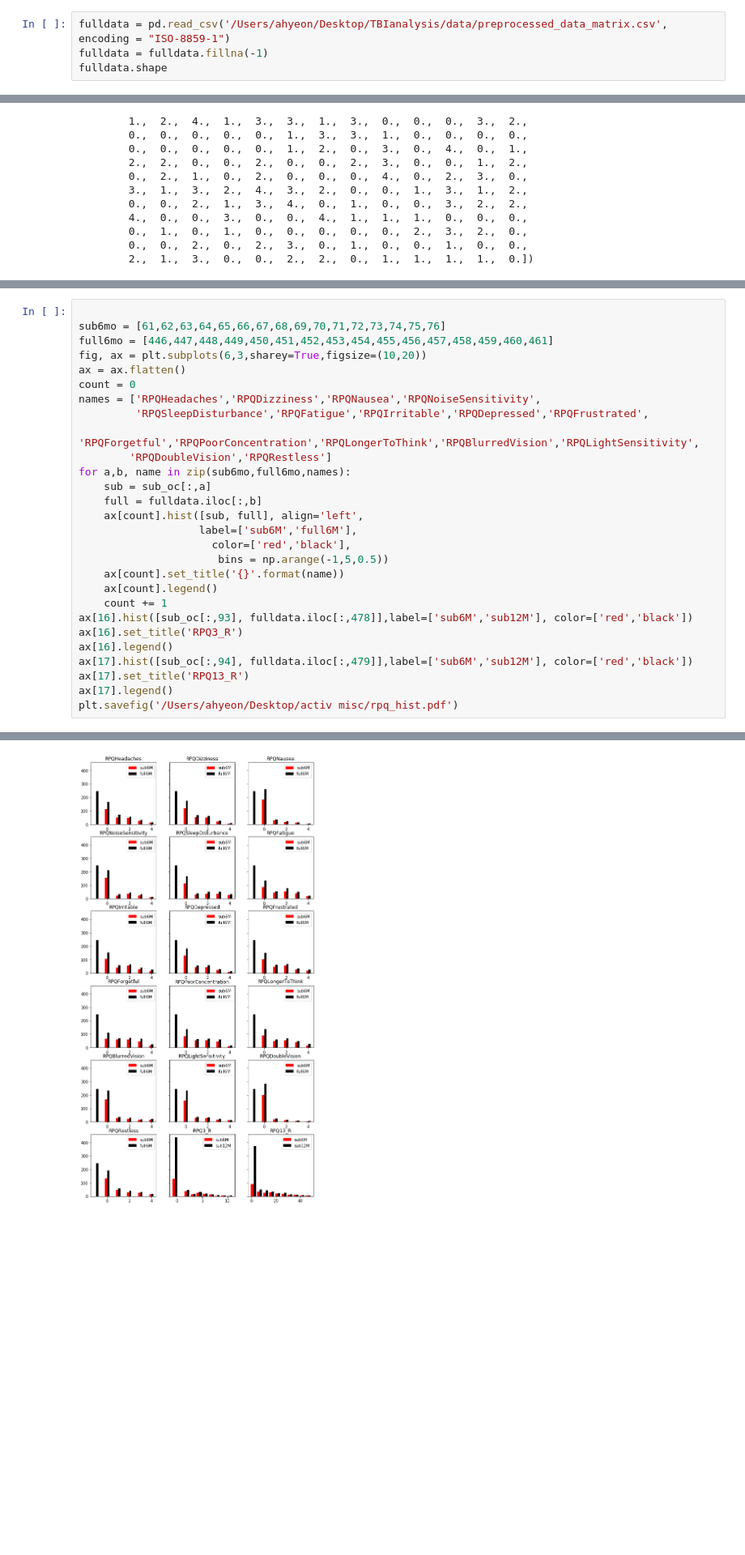
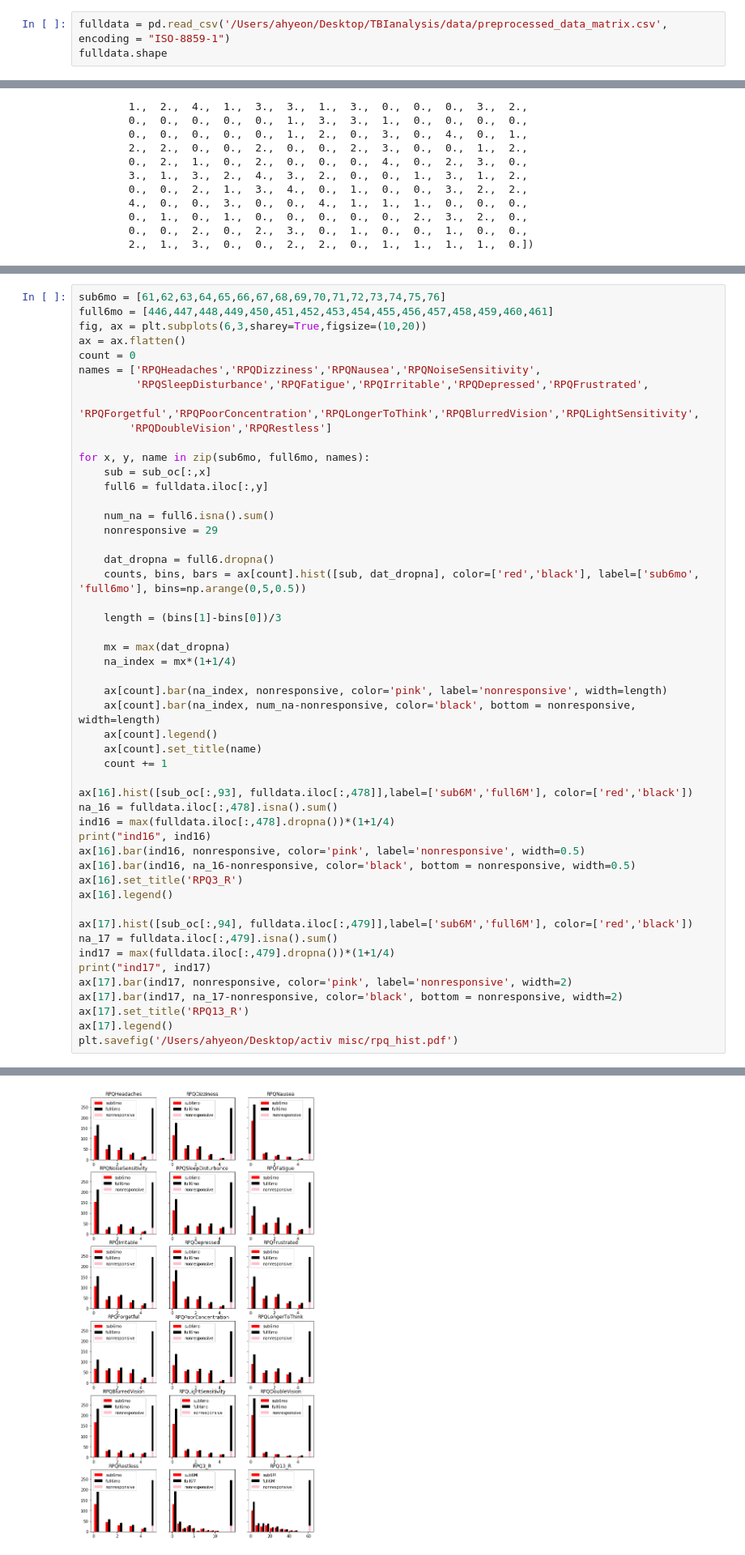
Before and after one commit to BouchardLab/ML_4_prec_prognosis, a Jupyter notebook: notebooks/rpq_hist.ipynb, the cells around one changed output, grey strips where cells are left out. Shown at 81% size. Cells and saved outputs as stored; diff of their text form; blank space fills up the shorter version.

Commit message:
plots show nonresponsive patients

```diff
--- a/notebooks/rpq_hist.ipynb
+++ b/notebooks/rpq_hist.ipynb
@@ -9,7 +9,6 @@ from activ.analytics import outcomes_histogram
 from matplotlib.backends.backend_pdf import PdfPages
 # %%
 fulldata = pd.read_csv('/Users/ahyeon/Desktop/TBIanalysis/data/preprocessed_data_matrix.csv', encoding = "ISO-8859-1")
-fulldata = fulldata.fillna(-1)
 fulldata.shape
 # %% [output]
 (586, 919)
@@ -49,5 +76,4 @@ array([ 0.,  0.,  0.,  1.,  0.,  3.,  0.,  0.,  2.,  0.,  0.,  4.,  2.,
 # %%
-
 sub6mo = [61,62,63,64,65,66,67,68,69,70,71,72,73,74,75,76]
 full6mo = [446,447,448,449,450,451,452,453,454,455,456,457,458,459,460,461]
 fig, ax = plt.subplots(6,3,sharey=True,figsize=(10,20))
@@ -57,20 +83,43 @@ names = ['RPQHeadaches','RPQDizziness','RPQNausea','RPQNoiseSensitivity',
          'RPQSleepDisturbance','RPQFatigue','RPQIrritable','RPQDepressed','RPQFrustrated',
         'RPQForgetful','RPQPoorConcentration','RPQLongerToThink','RPQBlurredVision','RPQLightSensitivity',
         'RPQDoubleVision','RPQRestless']
-for a,b, name in zip(sub6mo,full6mo,names):
-    sub = sub_oc[:,a]
-    full = fulldata.iloc[:,b]
-    ax[count].hist([sub, full], align='left',
-                   label=['sub6M','full6M'],
-                     color=['red','black'],
-                      bins = np.arange(-1,5,0.5))
-    ax[count].set_title('{}'.format(name))
+
+for x, y, name in zip(sub6mo, full6mo, names):
+    sub = sub_oc[:,x]
+    full6 = fulldata.iloc[:,y]
+
+    num_na = full6.isna().sum()
+    nonresponsive = 29
+
+    dat_dropna = full6.dropna()
+    counts, bins, bars = ax[count].hist([sub, dat_dropna], color=['red','black'], label=['sub6mo', 'full6mo'], bins=np.arange(0,5,0.5))
+
+    length = (bins[1]-bins[0])/3
+
+    mx = max(dat_dropna)
+    na_index = mx*(1+1/4)
+
+    ax[count].bar(na_index, nonresponsive, color='pink', label='nonresponsive', width=length)
+    ax[count].bar(na_index, num_na-nonresponsive, color='black', bottom = nonresponsive, width=length)
     ax[count].legend()
+    ax[count].set_title(name)
     count += 1
-ax[16].hist([sub_oc[:,93], fulldata.iloc[:,478]],label=['sub6M','sub12M'], color=['red','black'])
+
+ax[16].hist([sub_oc[:,93], fulldata.iloc[:,478]],label=['sub6M','full6M'], color=['red','black'])
+na_16 = fulldata.iloc[:,478].isna().sum()
+ind16 = max(fulldata.iloc[:,478].dropna())*(1+1/4)
+print("ind16", ind16)
+ax[16].bar(ind16, nonresponsive, color='pink', label='nonresponsive', width=0.5)
+ax[16].bar(ind16, na_16-nonresponsive, color='black', bottom = nonresponsive, width=0.5)
 ax[16].set_title('RPQ3_R')
 ax[16].legend()
-ax[17].hist([sub_oc[:,94], fulldata.iloc[:,479]],label=['sub6M','sub12M'], color=['red','black'])
+
+ax[17].hist([sub_oc[:,94], fulldata.iloc[:,479]],label=['sub6M','full6M'], color=['red','black'])
+na_17 = fulldata.iloc[:,479].isna().sum()
+ind17 = max(fulldata.iloc[:,479].dropna())*(1+1/4)
+print("ind17", ind17)
+ax[17].bar(ind17, nonresponsive, color='pink', label='nonresponsive', width=2)
+ax[17].bar(ind17, na_17-nonresponsive, color='black', bottom = nonresponsive, width=2)
 ax[17].set_title('RPQ13_R')
 ax[17].legend()
 plt.savefig('/Users/ahyeon/Desktop/activ misc/rpq_hist.pdf')
@@ -78,4 +129,4 @@ plt.savefig('/Users/ahyeon/Desktop/activ misc/rpq_hist.pdf')
-[figure, old version]
+[figure, new version]
 # %%
 for ii,o in enumerate(fulldata.columns):
     if 'RPQ' in o:
```
Also changed, not shown: parts of 4 cells of this notebook, 9 other files.
